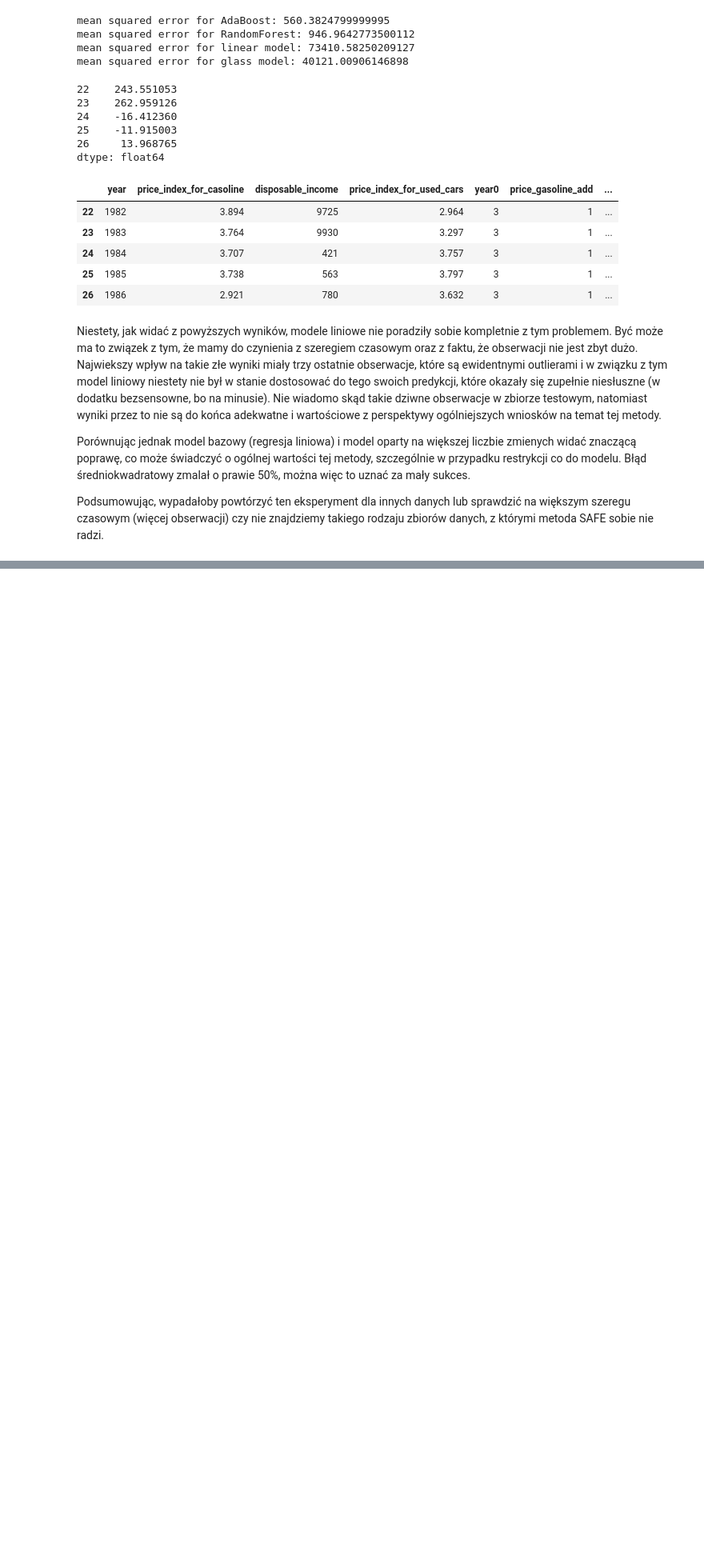
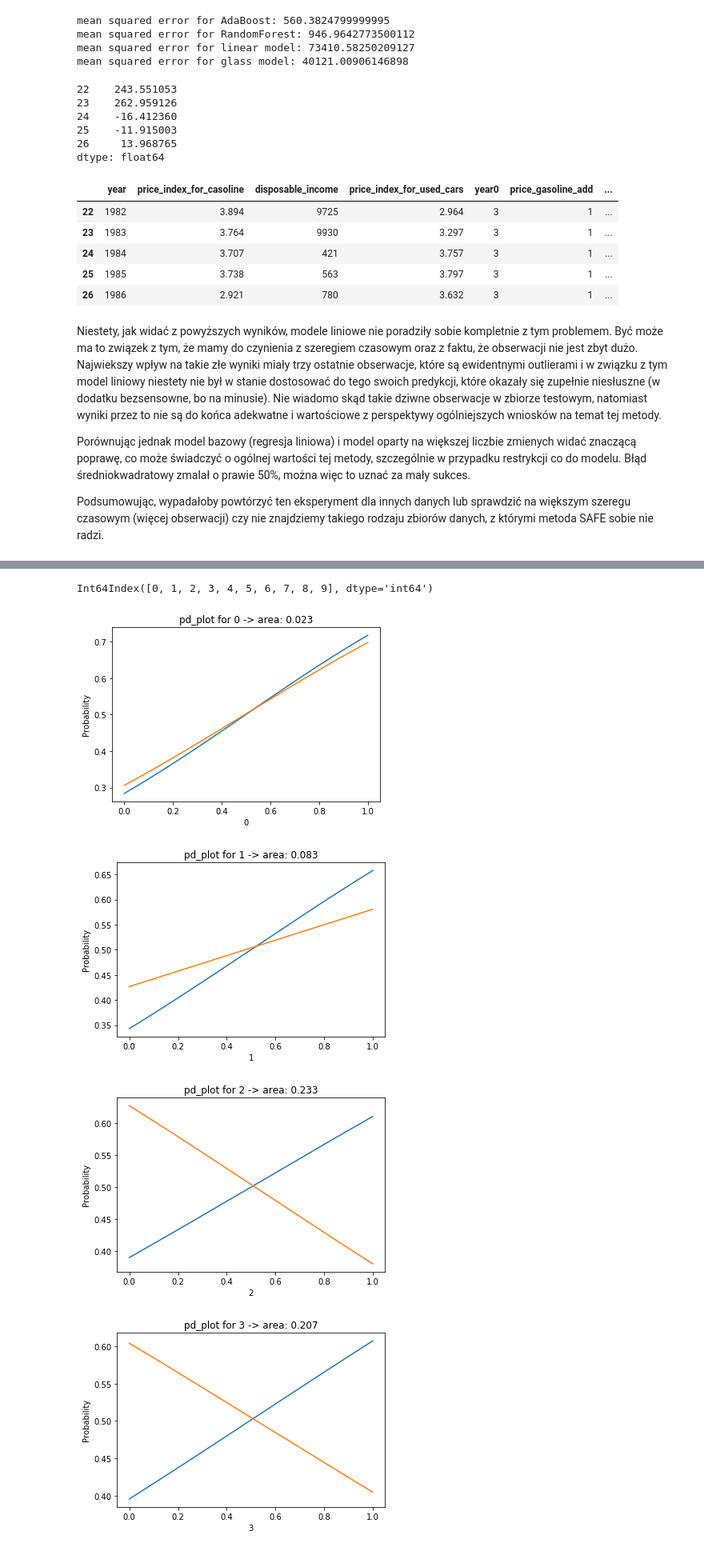
Before and after one commit to pbiecek/InterpretableMachineLearning2018S, a Jupyter notebook: PraceDomowe/PD9/DawidLipskiPD9.ipynb, the cells around one changed output, grey strips where cells are left out. Shown: that part at 80% size. Drawn from its saved outputs; the diff is of its cells as text; code cells hidden in the pictures; blank space fills up the shorter version.

```diff
--- a/PraceDomowe/PD9/DawidLipskiPD9.ipynb
+++ b/PraceDomowe/PD9/DawidLipskiPD9.ipynb
@@ -715,0 +771,41 @@ y_1
+# %%
+cols
+# %% [output]
+Int64Index([0, 1, 2, 3, 4, 5, 6, 7, 8, 9], dtype='int64')
+# %%
+def compare_pd_plots(model0, model1, x0, x1, col):
+    values_range = list(np.sort(x0[col].unique()))
+    prob_dict0 = {}
+    prob_dict1 = {}
+    for value in values_range:
+        temp0 = x0.copy()
+        temp1 = x1.copy()
+        temp0[col] = value
+        temp1[col] = value
+        pred0 = model0.predict_proba(temp0)[:, 1]
+        pred1 = model1.predict_proba(temp1)[:, 1]
+        prob_dict0[value] = np.mean(pred0)
+        prob_dict1[value] = np.mean(pred1)
+
+    intersection = 0
+    s = 0
+    for v in values_range:
+        intersection = intersection + abs(prob_dict0[v] - prob_dict1[v])
+        s = s + prob_dict0[v]
+    create_double_pd_plot(prob_dict0.keys(), prob_dict1.keys(), prob_dict0.values(), prob_dict1.values(), col, round(intersection/s, 3))
+
+def create_double_pd_plot(possible_values0, possible_values1, probabilities0, probabilities1, col, intersection):
+    plt.plot(possible_values0, probabilities0)
+    plt.plot(possible_values1, probabilities1)
+    plt.title(f'pd_plot for {col} -> area: {intersection}')
+    plt.ylabel("Probability")
+    plt.xlabel(f'{col}')
+    plt.show()
+# %%
+for i in range(10):
+    compare_pd_plots(model0, model1, X_0, X_1, i)
+# %% [output]
+[figure, added]
+[figure, added]
+[figure, added]
+[figure, added]
```
Also changed, not shown: parts of 25 cells of this notebook.
